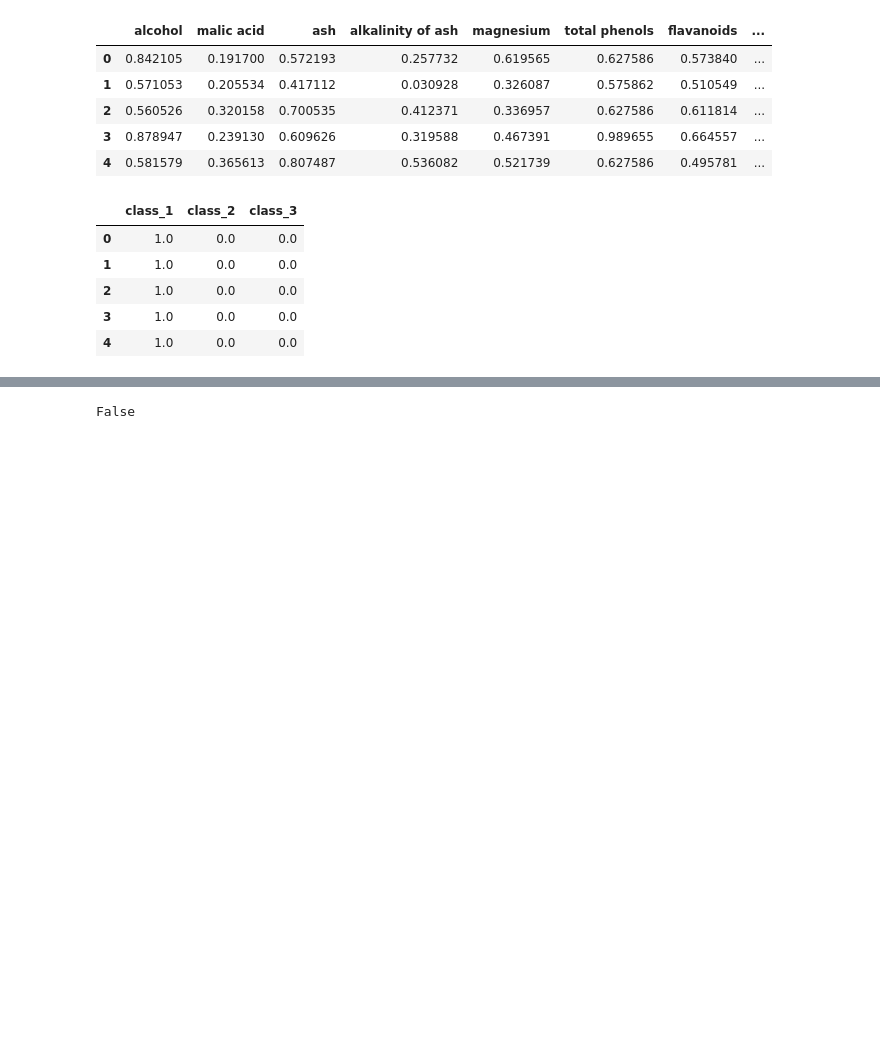
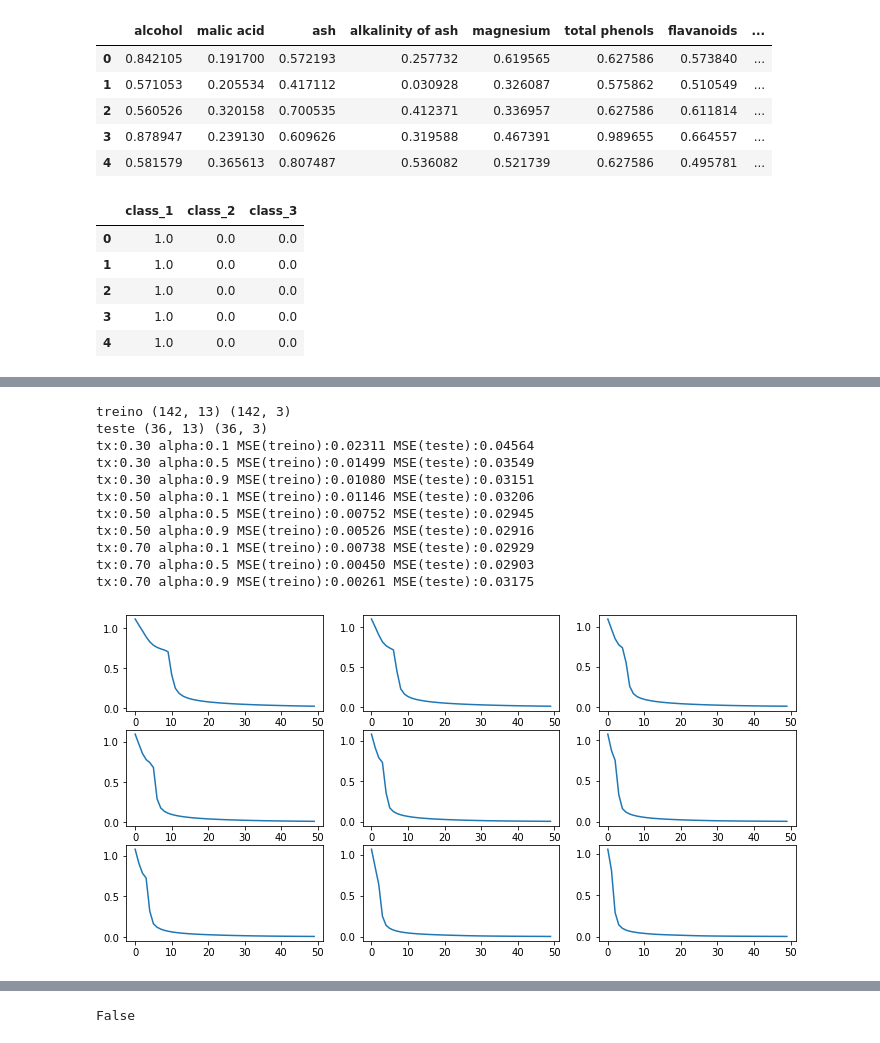
Before and after one commit to helbertmoreirapinto/SCC0270-Redes-Neurais, a Jupyter notebook: proj1 - MLP/iniciar.ipynb, the cells around one changed output, grey strips where cells are left out. Drawn from its saved outputs; the diff is of its cells as text; code cells hidden in the pictures; blank space fills up the shorter version.

```diff
--- a/proj1 - MLP/iniciar.ipynb
+++ b/proj1 - MLP/iniciar.ipynb
@@ -208,0 +223,24 @@ for v in debug:
+# %%
+projeto(
+    X_data = wine_X,
+    y_data = wine_y,
+    test_size = 0.2,
+    neta = [0.3, 0.5, 0.7],
+    alpha = [0.1, 0.5, 0.9],
+    max_epocas = 50,
+    n_camadas = 1,
+    seed = 100
+)
+# %% [output]
+treino (142, 13) (142, 3)
+teste (36, 13) (36, 3)
+tx:0.30 alpha:0.1 MSE(treino):0.02311 MSE(teste):0.04564
+tx:0.30 alpha:0.5 MSE(treino):0.01499 MSE(teste):0.03549
+tx:0.30 alpha:0.9 MSE(treino):0.01080 MSE(teste):0.03151
+tx:0.50 alpha:0.1 MSE(treino):0.01146 MSE(teste):0.03206
+tx:0.50 alpha:0.5 MSE(treino):0.00752 MSE(teste):0.02945
+tx:0.50 alpha:0.9 MSE(treino):0.00526 MSE(teste):0.02916
+tx:0.70 alpha:0.1 MSE(treino):0.00738 MSE(teste):0.02929
+tx:0.70 alpha:0.5 MSE(treino):0.00450 MSE(teste):0.02903
+tx:0.70 alpha:0.9 MSE(treino):0.00261 MSE(teste):0.03175
+[figure, added]
```
Also changed, not shown: parts of 65 cells of this notebook.
